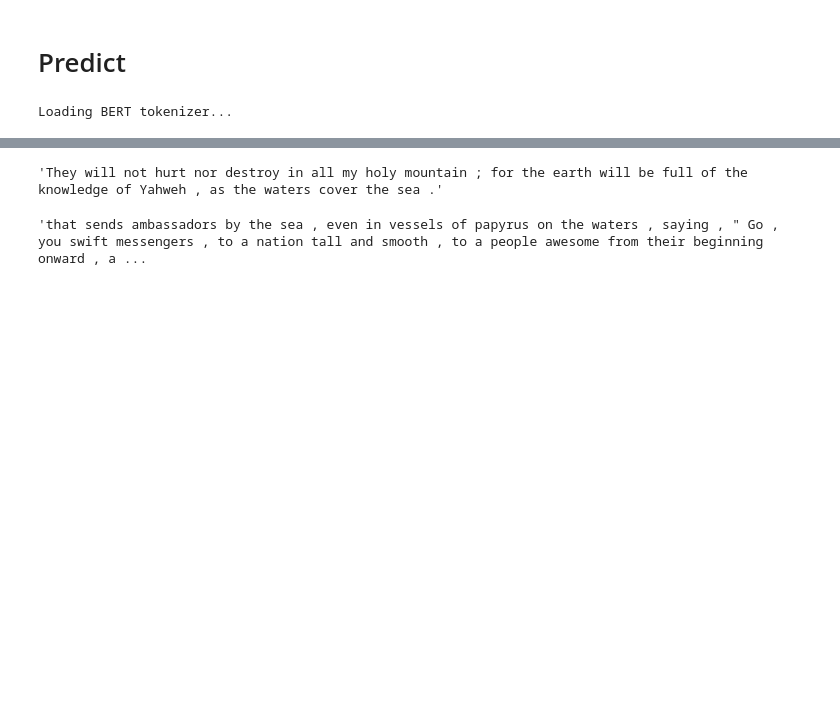
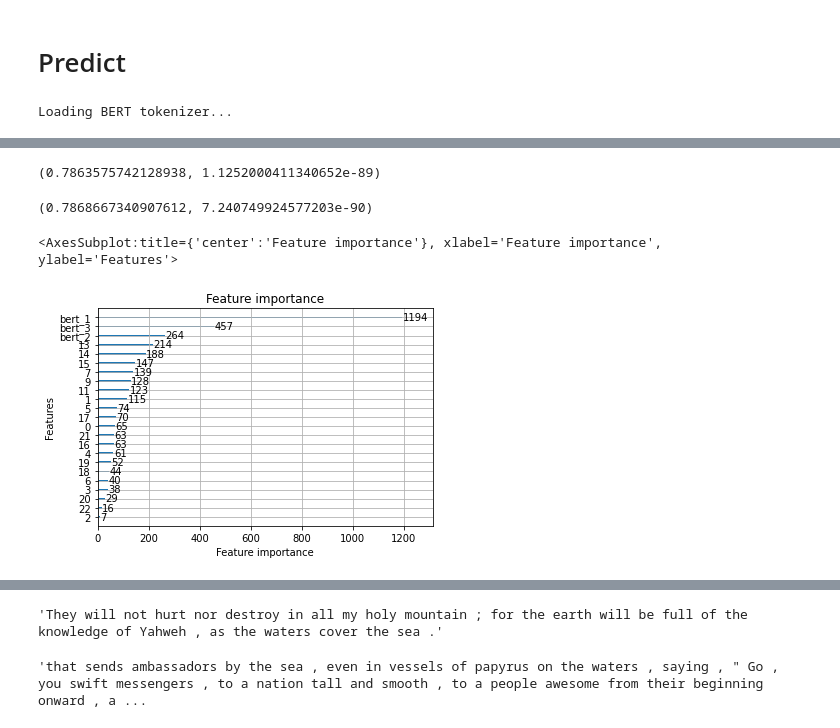
Before and after one commit to kdrivas/lexical_complexity, a Jupyter notebook: lab/9.bert-MTL-dis-pos-Copy1.ipynb, the cells around one changed output, grey strips where cells are left out. Saved outputs shown, nothing was run; the diff lists cells and outputs as text; code cells hidden in the pictures; blank space fills up the shorter version.

```diff
--- a/lab/9.bert-MTL-dis-pos-Copy1.ipynb
+++ b/lab/9.bert-MTL-dis-pos-Copy1.ipynb
@@ -672,6 +687,6 @@ epochs = 20
 seed_val = 2
 results_window = {}
 max_len = 22
-stop_at = 5
-cuda_card = 1
+stop_at = 3
+cuda_card = 0
 nlp = spacy.load("en_core_web_sm")
@@ -912,0 +1410,32 @@ results_window[0]
+# %%
+df_train = pd.DataFrame(train_extra)
+df_train['bert_1'] = results_window[0]['train'].preds
+df_train['bert_2'] = results_window[1]['train'].preds
+df_train['bert_3'] = results_window[2]['train'].preds
+df_train['target'] = data_labels
+
+df_val = pd.DataFrame(trial_extra)
+df_val['bert_1'] = results_window[0]['val'].preds
+df_val['bert_2'] = results_window[1]['val'].preds
+df_val['bert_3'] = results_window[2]['val'].preds
+df_val['target'] = trial_labels
+
+df_train = df_train.sample(frac=1, random_state=0)
+
+X_trn, y_trn = df_train.drop('target', axis=1), df_train[['target']]
+X_val, y_val = df_val.drop('target', axis=1), df_val[['target']]
+
+params = {'objective': 'regression', 'metric': 'mae', 'max_depth': 20,
+          'num_leaves': 10, 'min_sum_hessian_in_leaf': 0.7,
+        'bagging_fraction': 0.9, 'bagging_freq': 90, 'learning_rate': 0.07,
+        'min_data_per_group': 50}
+
+dtrn = lgbm.Dataset(X_trn, y_trn)
+dval = lgbm.Dataset(X_val, y_val)
+bst = lgbm.train(params, dtrn, 500, [dval],
+                early_stopping_rounds=50, categorical_feature=[],
+                verbose_eval=50)
+y_trn_pred = bst.predict(X_trn)
+y_val_pred = bst.predict(X_val)
+
+pearsonr(list(y_val.target.values), list(y_val_pred))
@@ -912,0 +1488,14 @@ results_window[0]
+# %%
+pearsonr(list(y_val.target.values), list(y_val_pred))
+# %% [output]
+(0.7863575742128938, 1.1252000411340652e-89)
+# %%
+pearsonr(list(y_val.target.values), list(y_val_pred))
+# %% [output]
+(0.7868667340907612, 7.240749924577203e-90)
+# %%
+%matplotlib inline
+lgbm.plot_importance(bst)
+# %% [output]
+<AxesSubplot:title={'center':'Feature importance'}, xlabel='Feature importance', ylabel='Features'>
+[figure, added]
```
Also changed, not shown: parts of 28 cells of this notebook.
